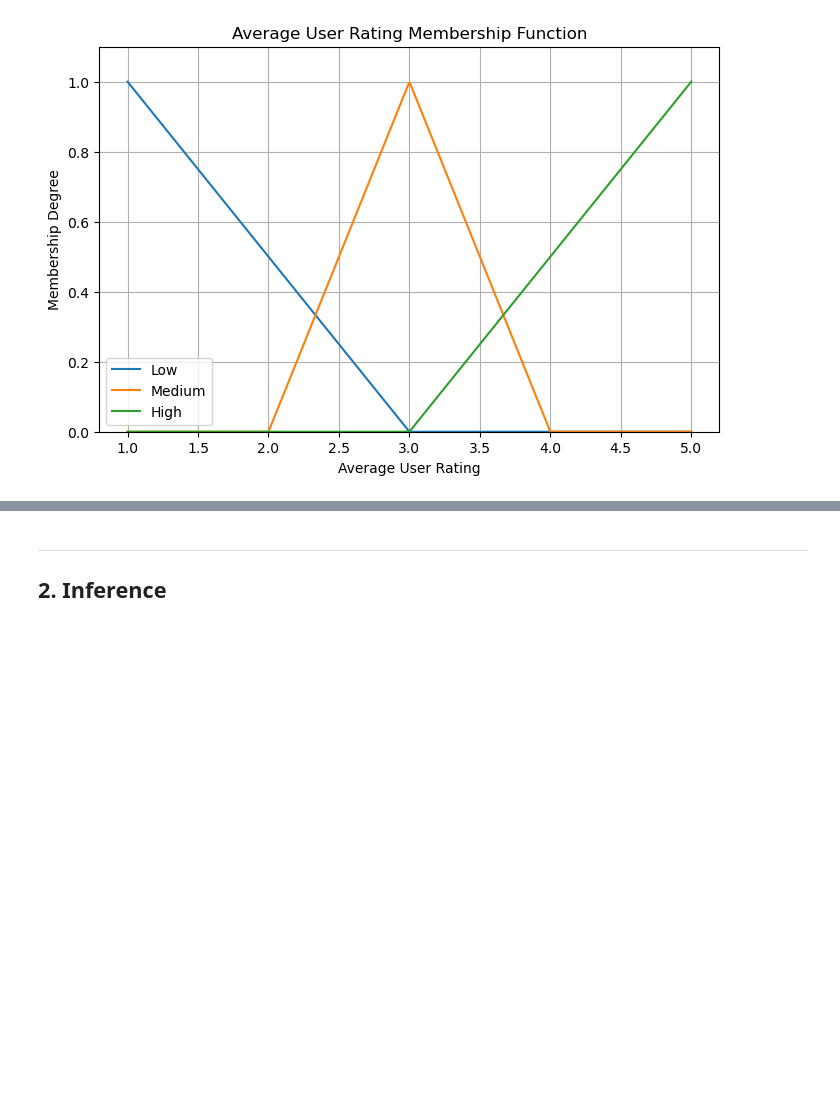
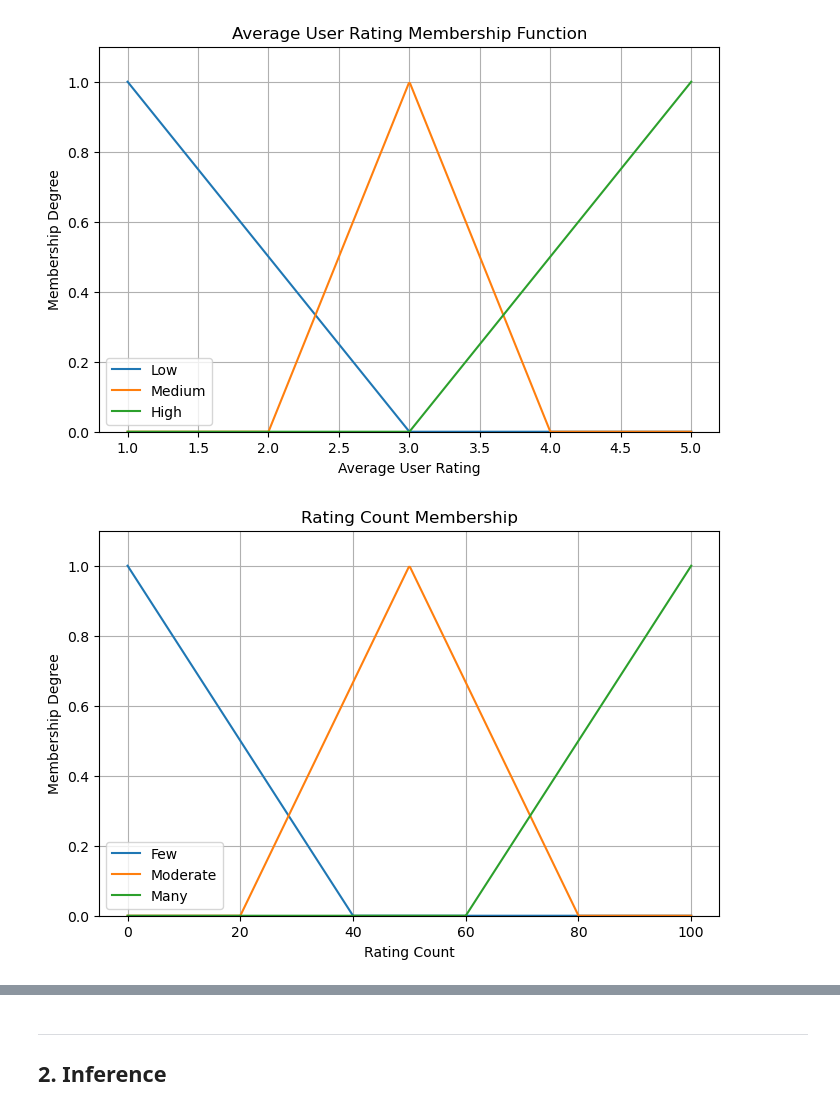
Before and after one commit to PutuArgya/TUBES-DKA, a Jupyter notebook: Stepmother_Tubes_DKA_CLEANED + FIXED.ipynb, the cells around one changed output, grey strips where cells are left out. Cells and saved outputs as stored; diff of their text form; code cells hidden in the pictures; blank space fills up the shorter version.

Commit message:
Finished the graph (Gotta review recent later on, not sure bout it)

```diff
--- a/Stepmother_Tubes_DKA_CLEANED + FIXED.ipynb
+++ b/Stepmother_Tubes_DKA_CLEANED + FIXED.ipynb
@@ -206,3 +206,19 @@ plt.legend()
 plt.show()
 # %% [output]
 [figure]
+# %%
+plt.figure(figsize=(8, 5))
+
+plt.plot(x_rating_count, mf_count['Few'], label='Few')
+plt.plot(x_rating_count, mf_count['Moderate'], label='Moderate')
+plt.plot(x_rating_count, mf_count['Many'], label='Many')
+
+plt.title('Rating Count Membership')
+plt.xlabel('Rating Count')
+plt.ylabel('Membership Degree')
+plt.ylim(0, 1.1)
+plt.grid(True)
+plt.legend()
+plt.show()
+# %% [output]
+[figure, added]
```
Also changed, not shown: parts of 2 cells of this notebook.
